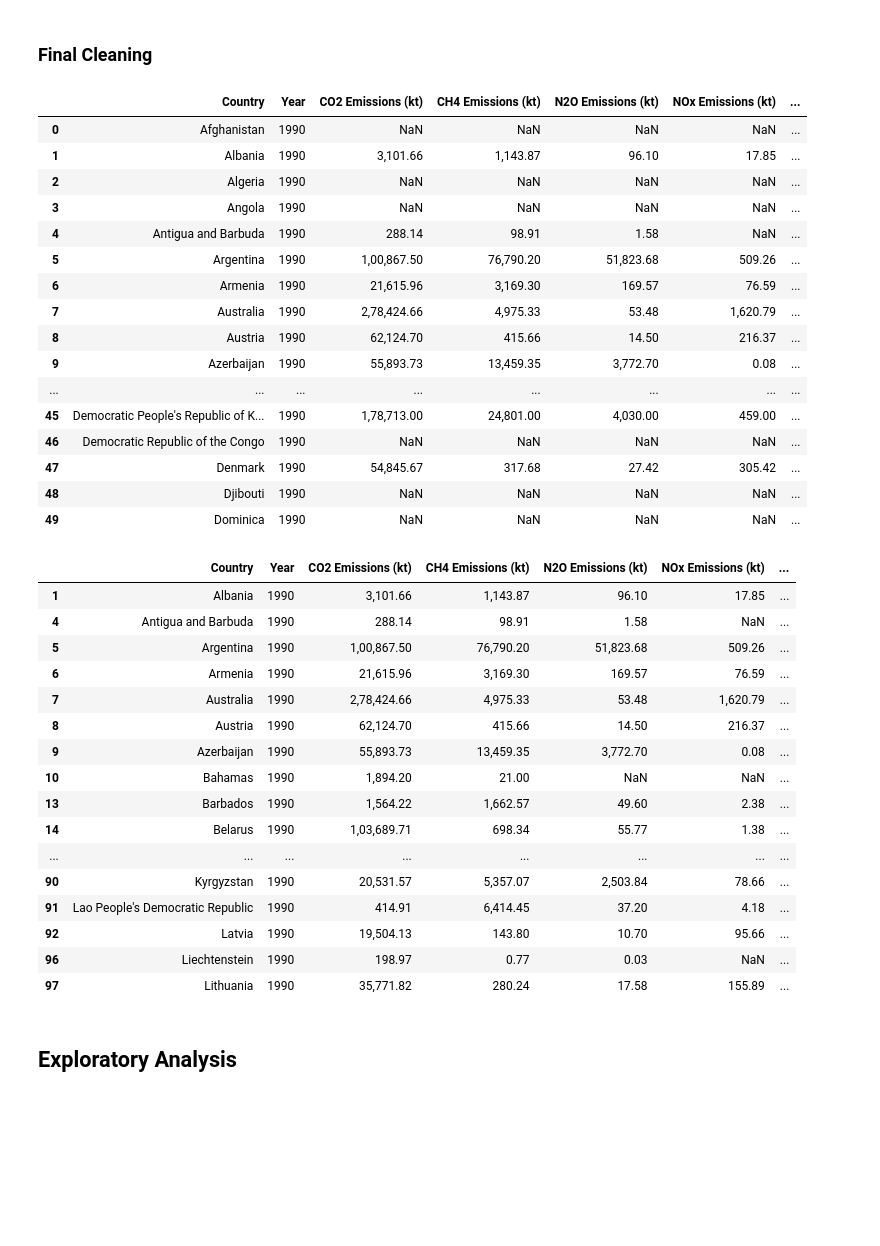
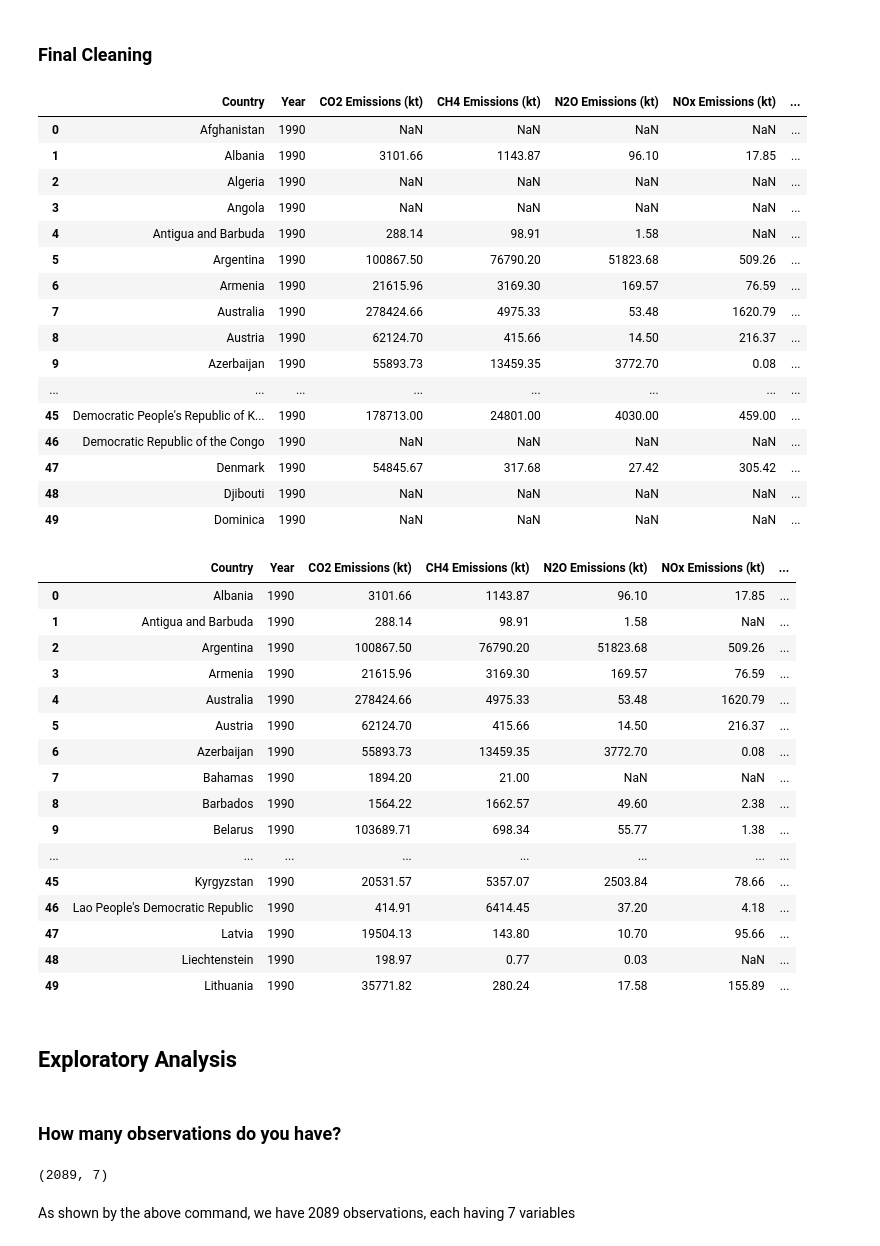
Before and after one commit to amoghghadge/DS4003_Sprint2, a Jupyter notebook: Sprint2.ipynb, the cells around one changed output. Drawn from its saved outputs; the diff is of its cells as text; code cells hidden in the pictures; blank space fills up the shorter version.

```diff
--- a/Sprint2.ipynb
+++ b/Sprint2.ipynb
@@ -357,23 +366,25 @@ df.loc[df['Country'] == "Albania", :]
 # %%
 vars_of_interest = ['CO2 Emissions (kt)', 'CH4 Emissions (kt)', 'N2O Emissions (kt)', 'NOx Emissions (kt)', 'SO2 Emissions (kt)']
 df[vars_of_interest] = df[vars_of_interest].replace('...', np.nan)
+df[vars_of_interest] = df[vars_of_interest].apply(lambda x: x.str.replace(",", "", regex=False))
+df[vars_of_interest] = df[vars_of_interest].apply(lambda x: pd.to_numeric(x, errors='coerce'))
 df.head(50)
 # %% [output]
 |  | Country | Year | CO2 Emissions (kt) | CH4 Emissions (kt) | N2O Emissions (kt) | NOx Emissions (kt) | ... |
 | 0 | Afghanistan | 1990 | NaN | NaN | NaN | NaN | ... |
-| 1 | Albania | 1990 | 3,101.66 | 1,143.87 | 96.10 | 17.85 | ... |
+| 1 | Albania | 1990 | 3101.66 | 1143.87 | 96.10 | 17.85 | ... |
 | 2 | Algeria | 1990 | NaN | NaN | NaN | NaN | ... |
 | 3 | Angola | 1990 | NaN | NaN | NaN | NaN | ... |
 | 4 | Antigua and Barbuda | 1990 | 288.14 | 98.91 | 1.58 | NaN | ... |
-| 5 | Argentina | 1990 | 1,00,867.50 | 76,790.20 | 51,823.68 | 509.26 | ... |
-| 6 | Armenia | 1990 | 21,615.96 | 3,169.30 | 169.57 | 76.59 | ... |
-| 7 | Australia | 1990 | 2,78,424.66 | 4,975.33 | 53.48 | 1,620.79 | ... |
-| 8 | Austria | 1990 | 62,124.70 | 415.66 | 14.50 | 216.37 | ... |
-| 9 | Azerbaijan | 1990 | 55,893.73 | 13,459.35 | 3,772.70 | 0.08 | ... |
+| 5 | Argentina | 1990 | 100867.50 | 76790.20 | 51823.68 | 509.26 | ... |
+| 6 | Armenia | 1990 | 21615.96 | 3169.30 | 169.57 | 76.59 | ... |
+| 7 | Australia | 1990 | 278424.66 | 4975.33 | 53.48 | 1620.79 | ... |
+| 8 | Austria | 1990 | 62124.70 | 415.66 | 14.50 | 216.37 | ... |
+| 9 | Azerbaijan | 1990 | 55893.73 | 13459.35 | 3772.70 | 0.08 | ... |
 | ... | ... | ... | ... | ... | ... | ... | ... |
-| 45 | Democratic People's Republic of K... | 1990 | 1,78,713.00 | 24,801.00 | 4,030.00 | 459.00 | ... |
+| 45 | Democratic People's Republic of K... | 1990 | 178713.00 | 24801.00 | 4030.00 | 459.00 | ... |
 | 46 | Democratic Republic of the Congo | 1990 | NaN | NaN | NaN | NaN | ... |
-| 47 | Denmark | 1990 | 54,845.67 | 317.68 | 27.42 | 305.42 | ... |
+| 47 | Denmark | 1990 | 54845.67 | 317.68 | 27.42 | 305.42 | ... |
 | 48 | Djibouti | 1990 | NaN | NaN | NaN | NaN | ... |
 | 49 | Dominica | 1990 | NaN | NaN | NaN | NaN | ... |
 # %%
@@ -381,19 +392,19 @@ df = df.dropna(subset=vars_of_interest, how='all').reset_index(drop=True)
 df.head(50)
 # %% [output]
 |  | Country | Year | CO2 Emissions (kt) | CH4 Emissions (kt) | N2O Emissions (kt) | NOx Emissions (kt) | ... |
-| 1 | Albania | 1990 | 3,101.66 | 1,143.87 | 96.10 | 17.85 | ... |
-| 4 | Antigua and Barbuda | 1990 | 288.14 | 98.91 | 1.58 | NaN | ... |
-| 5 | Argentina | 1990 | 1,00,867.50 | 76,790.20 | 51,823.68 | 509.26 | ... |
-| 6 | Armenia | 1990 | 21,615.96 | 3,169.30 | 169.57 | 76.59 | ... |
-| 7 | Australia | 1990 | 2,78,424.66 | 4,975.33 | 53.48 | 1,620.79 | ... |
-| 8 | Austria | 1990 | 62,124.70 | 415.66 | 14.50 | 216.37 | ... |
-| 9 | Azerbaijan | 1990 | 55,893.73 | 13,459.35 | 3,772.70 | 0.08 | ... |
-| 10 | Bahamas | 1990 | 1,894.20 | 21.00 | NaN | NaN | ... |
-| 13 | Barbados | 1990 | 1,564.22 | 1,662.57 | 49.60 | 2.38 | ... |
-| 14 | Belarus | 1990 | 1,03,689.71 | 698.34 | 55.77 | 1.38 | ... |
+| 0 | Albania | 1990 | 3101.66 | 1143.87 | 96.10 | 17.85 | ... |
+| 1 | Antigua and Barbuda | 1990 | 288.14 | 98.91 | 1.58 | NaN | ... |
+| 2 | Argentina | 1990 | 100867.50 | 76790.20 | 51823.68 | 509.26 | ... |
+| 3 | Armenia | 1990 | 21615.96 | 3169.30 | 169.57 | 76.59 | ... |
+| 4 | Australia | 1990 | 278424.66 | 4975.33 | 53.48 | 1620.79 | ... |
+| 5 | Austria | 1990 | 62124.70 | 415.66 | 14.50 | 216.37 | ... |
+| 6 | Azerbaijan | 1990 | 55893.73 | 13459.35 | 3772.70 | 0.08 | ... |
+| 7 | Bahamas | 1990 | 1894.20 | 21.00 | NaN | NaN | ... |
+| 8 | Barbados | 1990 | 1564.22 | 1662.57 | 49.60 | 2.38 | ... |
+| 9 | Belarus | 1990 | 103689.71 | 698.34 | 55.77 | 1.38 | ... |
 | ... | ... | ... | ... | ... | ... | ... | ... |
-| 90 | Kyrgyzstan | 1990 | 20,531.57 | 5,357.07 | 2,503.84 | 78.66 | ... |
-| 91 | Lao People's Democratic Republic | 1990 | 414.91 | 6,414.45 | 37.20 | 4.18 | ... |
-| 92 | Latvia | 1990 | 19,504.13 | 143.80 | 10.70 | 95.66 | ... |
-| 96 | Liechtenstein | 1990 | 198.97 | 0.77 | 0.03 | NaN | ... |
-| 97 | Lithuania | 1990 | 35,771.82 | 280.24 | 17.58 | 155.89 | ... |
+| 45 | Kyrgyzstan | 1990 | 20531.57 | 5357.07 | 2503.84 | 78.66 | ... |
+| 46 | Lao People's Democratic Republic | 1990 | 414.91 | 6414.45 | 37.20 | 4.18 | ... |
+| 47 | Latvia | 1990 | 19504.13 | 143.80 | 10.70 | 95.66 | ... |
+| 48 | Liechtenstein | 1990 | 198.97 | 0.77 | 0.03 | NaN | ... |
+| 49 | Lithuania | 1990 | 35771.82 | 280.24 | 17.58 | 155.89 | ... |
@@ -400,2 +413,10 @@ df.head(50)
 # %% [markdown]
 ## Exploratory Analysis
+# %% [markdown]
+### How many observations do you have?
+# %%
+df.shape
+# %% [output]
+(2089, 7)
+# %% [markdown]
+As shown by the above command, we have 2089 observations, each having 7 variables
```
Also changed, not shown: parts of 17 cells of this notebook, 1 other file.
